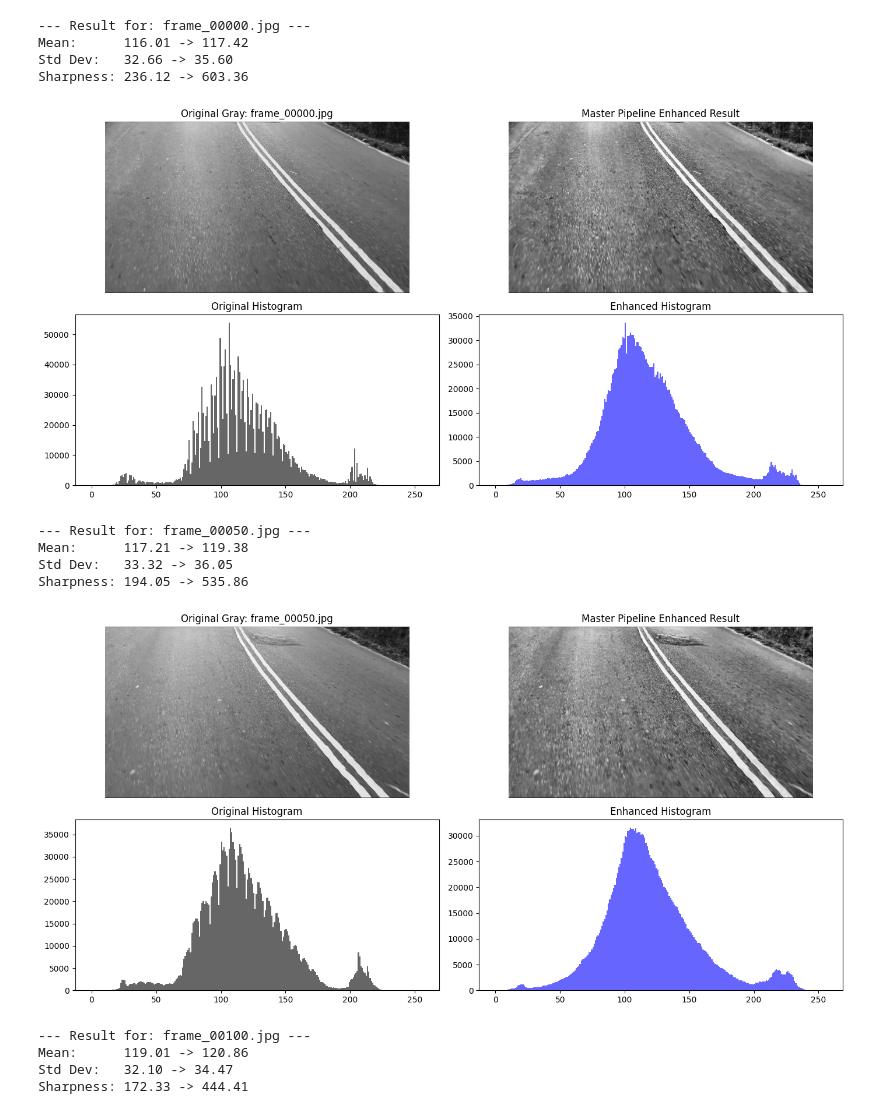
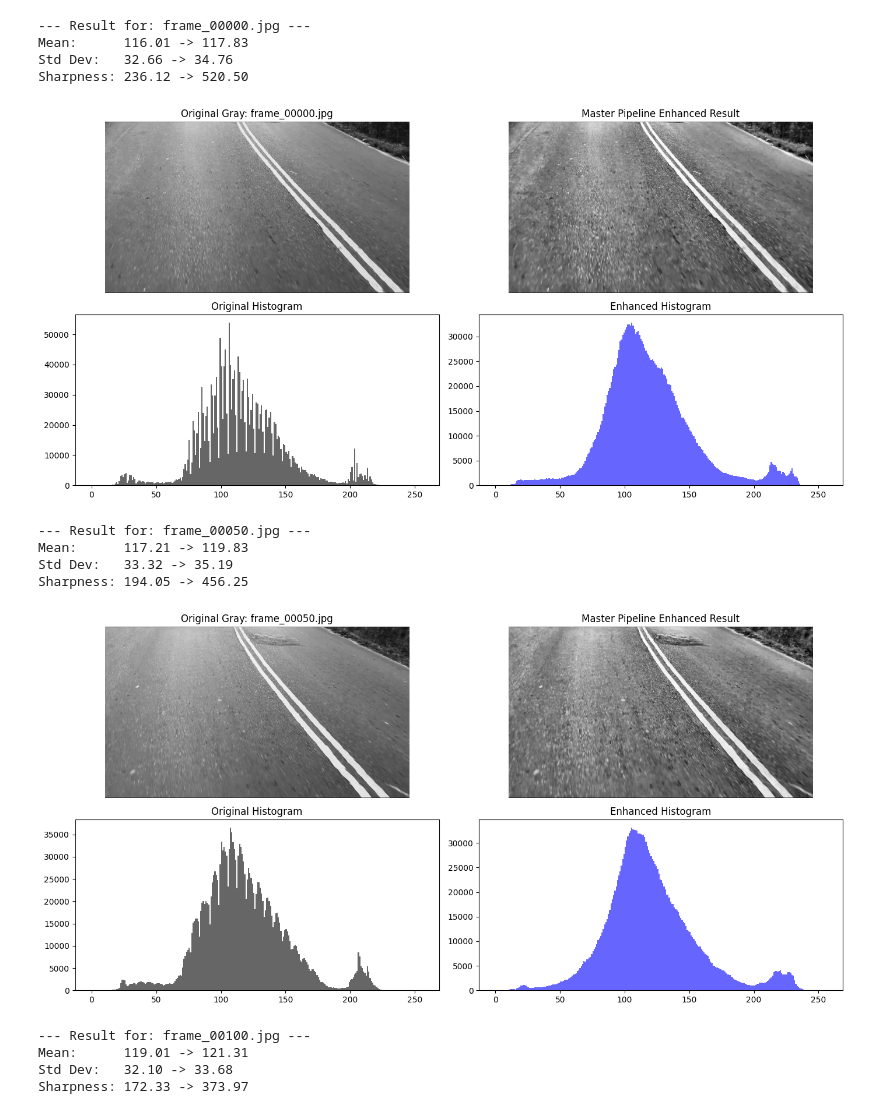
Before and after one commit to ICT2403-Project-Group-08/group_08_road-damage-detection, a Jupyter notebook: 2_final_enhace_pipeline.ipynb, the cells around one changed output. Saved outputs shown, nothing was run; the diff lists cells and outputs as text; code cells hidden in the pictures.

```diff
--- a/2_final_enhace_pipeline.ipynb
+++ b/2_final_enhace_pipeline.ipynb
@@ -15,6 +15,7 @@ def compute_metrics(original, enhanced):
     return mean_orig, mean_enh, std_orig, std_enh, sharp_orig, sharp_enh
 
 def master_pipeline_enhance(gray):
+    h, w = gray.shape[:2]
     enhanced = gray.copy()
 
     mean_val = np.mean(gray)
@@ -25,7 +26,11 @@ def master_pipeline_enhance(gray):
         clahe = cv2.createCLAHE(clipLimit=2.0, tileGridSize=(8,8))
         enhanced = clahe.apply(enhanced)
 
-    enhanced = cv2.bilateralFilter(enhanced, d=5, sigmaColor=25, sigmaSpace=25)
+    k_size = int(w * 0.005)
+    k_size = k_size + 1 if k_size % 2 == 0 else k_size
+    k_size = max(3, k_size)
+
+    enhanced = cv2.bilateralFilter(enhanced, d=k_size, sigmaColor=25, sigmaSpace=25)
 
     if sharpness < 50:
         blur = cv2.GaussianBlur(enhanced, (3,3), 0)
@@ -50,43 +55,43 @@ for frame_name in test_frames:
     print(f"\n--- Result for: {frame_name} ---")
     print(f"Mean:      {m_o:.2f} -> {m_e:.2f}")
     print(f"Std Dev:   {s_o:.2f} -> {s_e:.2f}")
     print(f"Sharpness: {sh_o:.2f} -> {sh_e:.2f}")
 
     plt.figure(figsize=(14, 7))
 
     # Top Left: Original
     plt.subplot(2, 2, 1)
     plt.imshow(gray, cmap='gray')
     plt.title(f"Original Gray: {frame_name}")
     plt.axis('off')
 
     plt.subplot(2, 2, 2)
     plt.imshow(enhanced, cmap='gray')
     plt.title("Master Pipeline Enhanced Result")
     plt.axis('off')
 
     plt.subplot(2, 2, 3)
     plt.hist(gray.ravel(), bins=256, range=(0, 256), color='black', alpha=0.6)
     plt.title("Original Histogram")
 
     plt.subplot(2, 2, 4)
     plt.hist(enhanced.ravel(), bins=256, range=(0, 256), color='blue', alpha=0.6)
     plt.title("Enhanced Histogram")
 
     plt.tight_layout()
     plt.show()
 # %% [output]
 --- Result for: frame_00000.jpg ---
-Mean:      116.01 -> 117.42
-Std Dev:   32.66 -> 35.60
-Sharpness: 236.12 -> 603.36
+Mean:      116.01 -> 117.83
+Std Dev:   32.66 -> 34.76
+Sharpness: 236.12 -> 520.50
-[figure, old version]
+[figure, new version]
 --- Result for: frame_00050.jpg ---
-Mean:      117.21 -> 119.38
-Std Dev:   33.32 -> 36.05
-Sharpness: 194.05 -> 535.86
+Mean:      117.21 -> 119.83
+Std Dev:   33.32 -> 35.19
+Sharpness: 194.05 -> 456.25
-[figure, old version]
+[figure, new version]
 --- Result for: frame_00100.jpg ---
-Mean:      119.01 -> 120.86
-Std Dev:   32.10 -> 34.47
-Sharpness: 172.33 -> 444.41
+Mean:      119.01 -> 121.31
+Std Dev:   32.10 -> 33.68
+Sharpness: 172.33 -> 373.97
```
Also changed, not shown: parts of 1 cell of this notebook, 1 other file.
